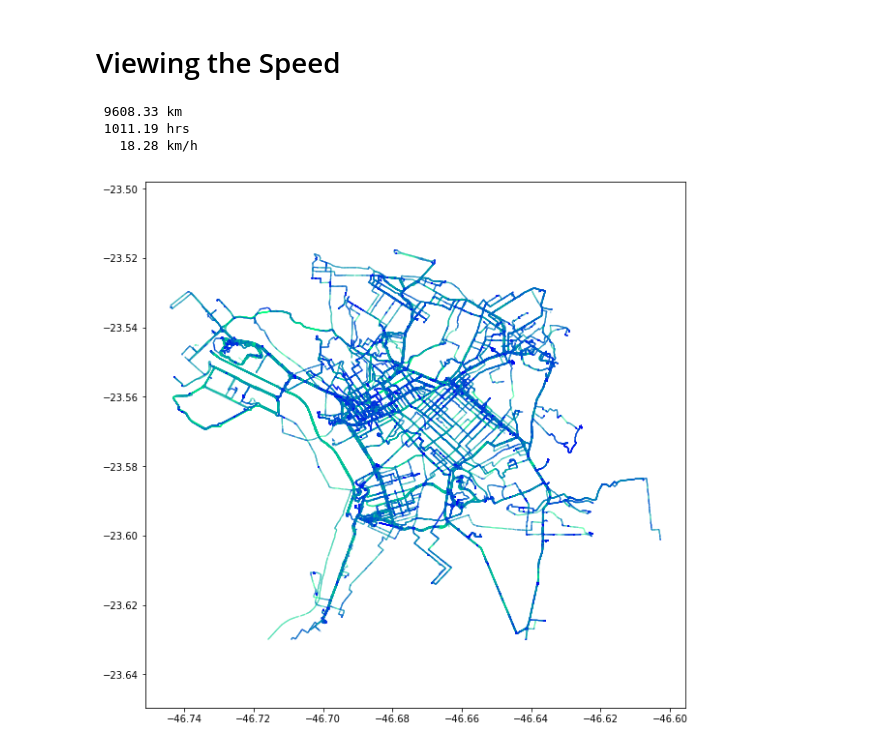
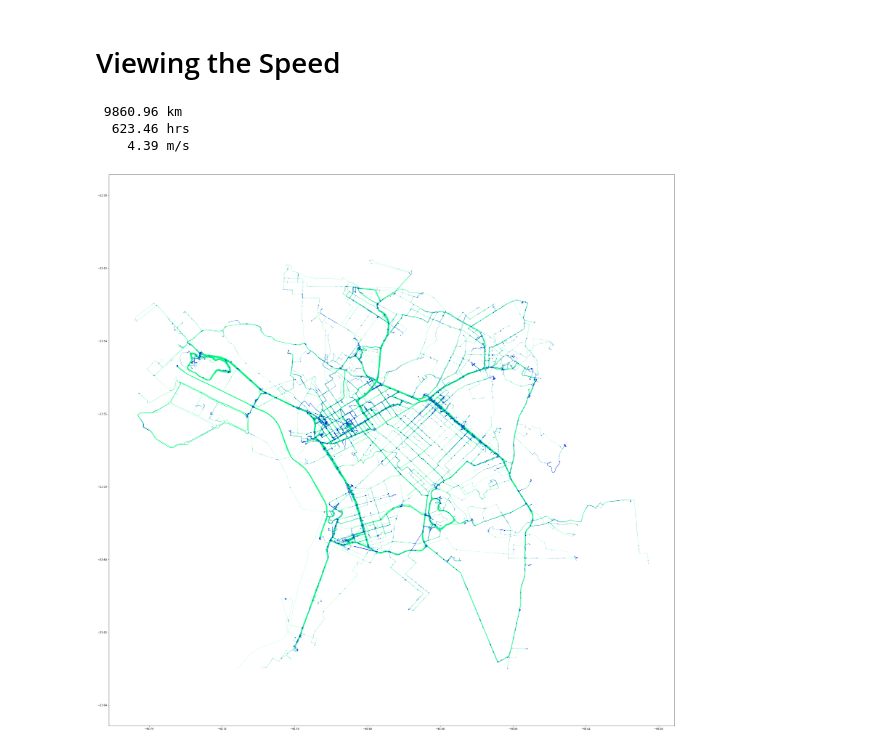
Before and after one commit to sztelzer/Bike-Riding-Analysis, a Jupyter notebook: Bike rides GPS data analysis.ipynb, the cells around one changed output. Cells and saved outputs as stored; diff of their text form; code cells hidden in the pictures.

```diff
--- a/Bike rides GPS data analysis.ipynb
+++ b/Bike rides GPS data analysis.ipynb
@@ -223,2 +232,2 @@ save_data(data, "main")
 # %%
-data = load_data("main")
+data = load_data("extended")
@@ -251,32 +249,35 @@ There is patterns on theses failures? Let's see.
 # %%
 seg = data
 seg = seg[seg.latitude > -23.63] #east boundary
 seg = seg[seg.latitude < -23.50] #west boundary
 seg = seg[seg.longitude > -46.76] #north boundary
 seg = seg[seg.longitude < -46.60] #south boundary
 
-seg['glat'] = np.around(seg.latitude, 3)
-seg['glon'] = np.around(seg.longitude, 3)
+# create the mean speed of vector
+seg['glat'] = np.around(seg.latitude, 4)
+seg['glon'] = np.around(seg.longitude, 4)
 seg['gdir'] = round(seg.heading/45)*45
-
-meanspeed = pd.DataFrame(seg.groupby(['glat', 'glon', 'gdir'], axis=0)['speed'].mean())
-seg = seg.merge(meanspeed, left_on=['glat', 'glon', 'gdir'], right_index=True, suffixes=('', 'mean'))
+distancemean = pd.DataFrame(seg.groupby(['glat', 'glon', 'gdir'], axis=0)['distance'].mean())
+distancemean = np.clip(distancemean, 0, 5) #limit "maximum speed" color slightly above average.
+seg = seg.merge(distancemean, left_on=['glat', 'glon', 'gdir'], right_index=True, suffixes=('', 'mean'))
+# print(seg.columns)
 
 print("{: 8.2f} {}".format(sum(seg.distance)/1000, "km"))
-print("{: 8.2f} {}".format(sum(seg.deltatime)/60/60, "hrs"))
-print("{: 8.2f} {}".format(np.mean(seg[seg.speed < 20].speed)*3.6, "km/h"))
+print("{: 8.2f} {}".format(len(seg)/60/60, "hrs"))
+print("{: 8.2f} {}".format(np.mean(seg.distance), "m/s"))
 
-plt.figure(figsize=(10, 10))
+plt.figure(figsize=(40, 40))
+# C = [(1,0,0),(0,0,1),(0,1,0)]
+# cm = colors.ListedColormap(C)
 cm = plt.cm.get_cmap('winter')
-speed = np.clip(seg.speedmean, 0, 10)
-plt.scatter(seg.longitude, seg.latitude, 0.01, alpha=1, c=speed, cmap=cm)
+plt.scatter(seg.longitude, seg.latitude, s=0.01, alpha=1, c=seg.distancemean, cmap=cm)
 plt.axis('equal')
 plt.show()
 
 # plt.savefig('elevations600.png', dpi=300, transparent=False)
 # plt.savefig('elevations600.eps', dpi=600, transparent=True)
 # %% [output]
- 9608.33 km
- 1011.19 hrs
-   18.28 km/h
+ 9860.96 km
+  623.46 hrs
+    4.39 m/s
-[figure, old version]
+[figure, new version]
```
Also changed, not shown: parts of 31 cells of this notebook, 7 other files.
